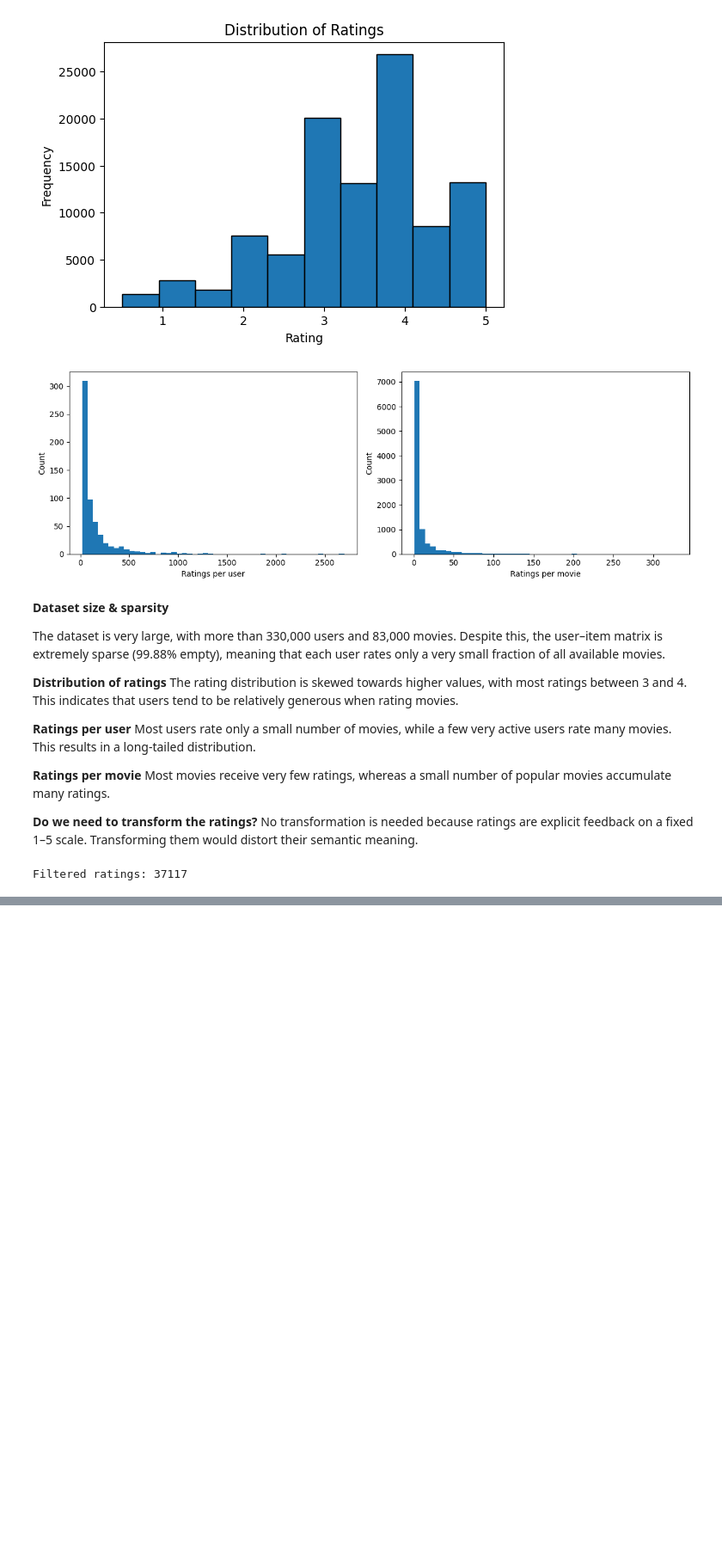
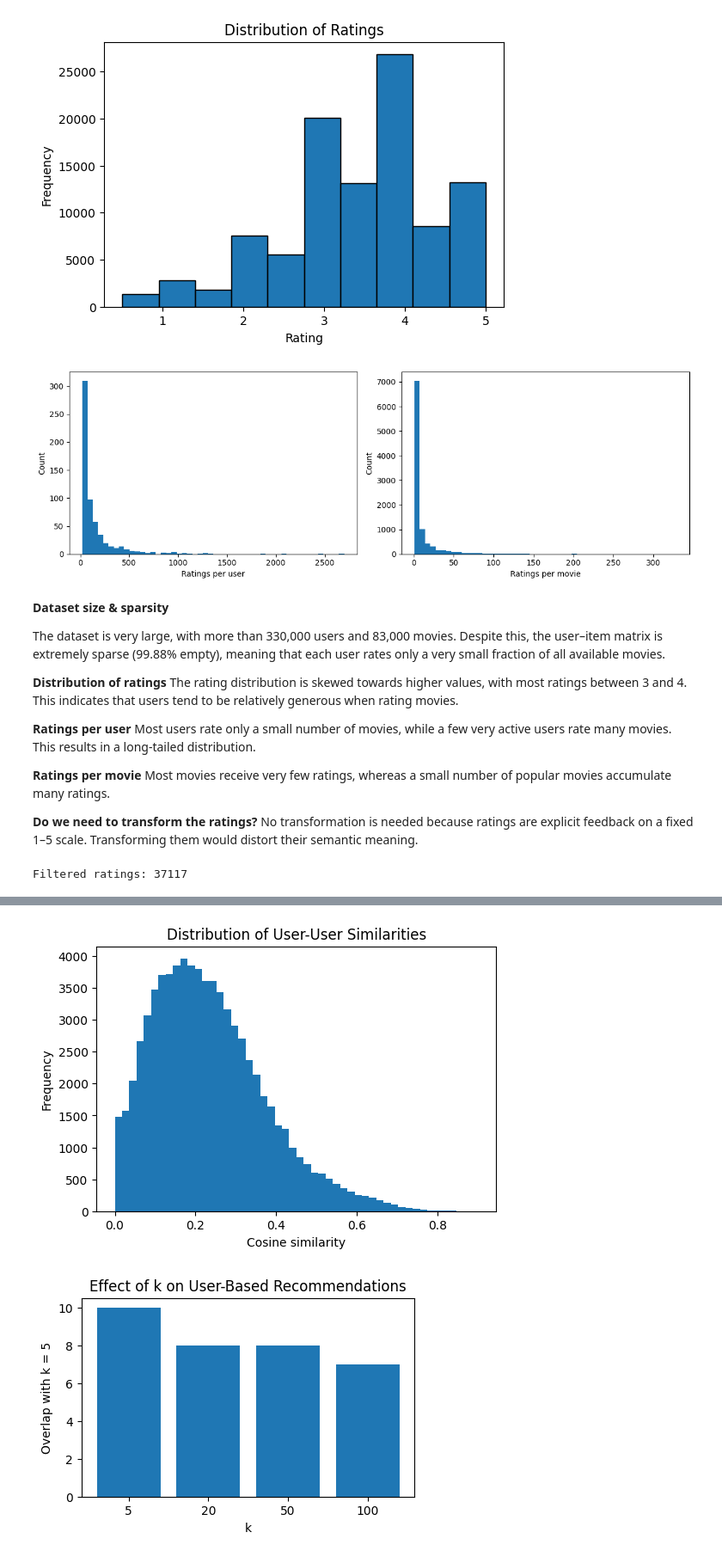
Before and after one commit to NISHARIZE/Assignment_Unsupervised2-1, a Jupyter notebook: Assignment.ipynb, the cells around one changed output, grey strips where cells are left out. Shown at 86% size. Drawn from its saved outputs; the diff is of its cells as text; code cells hidden in the pictures; blank space fills up the shorter version.

```diff
--- a/Assignment.ipynb
+++ b/Assignment.ipynb
@@ -139,14 +139,18 @@ print(f"Filtered ratings: {len(ratings_filtered)}")
 Filtered ratings: 37117
 # %%
 # =========================================================
-# 4. Collaborative Filtering (corrected version)
+# 4. Collaborative Filtering
 # =========================================================
 
 import numpy as np
+import matplotlib.pyplot as plt
 from sklearn.metrics.pairwise import cosine_similarity
 from scipy.sparse import csr_matrix
 
-# --- Build user-item matrix (after filtering) ---
+# ---------------------------------------------------------
+# Build user-item matrix (after filtering)
+# ---------------------------------------------------------
+
 user_ids = ratings_filtered['userId'].astype("category").cat.codes
 movie_ids = ratings_filtered['movieId'].astype("category").cat.codes
 
@@ -158,11 +162,10 @@ R = csr_matrix(
 movie_index = dict(enumerate(ratings_filtered['movieId'].astype("category").cat.categories))
 index_movie = {v: k for k, v in movie_index.items()}
 
-# =========================================================
-# Choose anchor movies (popular & present after filtering)
-# =========================================================
+# ---------------------------------------------------------
+# 4.1 Anchor movies (popular & present after filtering)
+# ---------------------------------------------------------
 
-# Select 3 popular movies that are guaranteed to exist
 top_movies = (
     ratings_filtered
     .groupby('movieId')
@@ -176,9 +179,9 @@ top_movies = (
 anchor_movies = top_movies[:3]
 print("Anchor movies (movieId):", anchor_movies)
 
-# =========================================================
+# ---------------------------------------------------------
 # 4.2 Item-Based Collaborative Filtering
-# =========================================================
+# ---------------------------------------------------------
 
 item_similarity = cosine_similarity(R.T)
 np.fill_diagonal(item_similarity, 0)
@@ -196,19 +199,17 @@ item_based_results = {
 
 print("\nItem-based recommendations:")
 for m, recs in item_based_results.items():
-    print(f"\nMovie {m} → similar movies: {recs}")
+    print(f"Movie {m} → similar movies: {recs}")
 
-# =========================================================
+# ---------------------------------------------------------
 # 4.3 User-Based Collaborative Filtering
-# =========================================================
+# ---------------------------------------------------------
 
 user_similarity = cosine_similarity(R)
 np.fill_diagonal(user_similarity, 0)
 
-# Create fake user profile
+# Fake user profile
 fake_user = np.zeros(R.shape[1])
-
-# Rate the anchor movies
 for movie_id in anchor_movies:
     fake_user[index_movie[movie_id]] = 5
 
@@ -216,8 +217,7 @@ def recommend_user_based(fake_user, k=20, n_rec=10):
     sims = cosine_similarity(fake_user.reshape(1, -1), R)[0]
     neighbors = np.argsort(sims)[-k:]
     scores = R[neighbors].mean(axis=0).A1
-    recommended = np.argsort(scores)[-n_rec:][::-1]
-    return recommended
+    return np.argsort(scores)[-n_rec:][::-1]
 
 user_based_recs_idx = recommend_user_based(fake_user, k=20, n_rec=10)
 user_based_recs = [movie_index[i] for i in user_based_recs_idx]
@@ -225,15 +225,49 @@ user_based_recs = [movie_index[i] for i in user_based_recs_idx]
 print("\nUser-based recommendations:")
 print(user_based_recs)
 
-# =========================================================
-# 4.4 Comparison
-# =========================================================
+# ---------------------------------------------------------
+# 4.4 Comparison (overlap)
+# ---------------------------------------------------------
 
 item_set = set(item_based_results[anchor_movies[0]])
 user_set = set(user_based_recs)
+overlap = item_set & user_set
 
-overlap = item_set & user_set
 print(f"\nOverlap between item-based and user-based recommendations: {len(overlap)}")
+
+# ---------------------------------------------------------
+# Visualization 1 — Distribution of user-user similarities
+# (Helps understand similarity structure & choice of k)
+# ---------------------------------------------------------
+
+upper_tri = user_similarity[np.triu_indices(user_similarity.shape[0], k=1)]
+
+plt.figure(figsize=(6,4))
+plt.hist(upper_tri, bins=50)
+plt.xlabel("Cosine similarity")
+plt.ylabel("Frequency")
+plt.title("Distribution of User-User Similarities")
+plt.show()
+
+# ---------------------------------------------------------
+# Visualization 2 — Effect of k on user-based recommendations
+# ---------------------------------------------------------
+
+ks = [5, 20, 50, 100]
+recommendations_k = {}
+
+for k in ks:
+    recs_idx = recommend_user_based(fake_user, k=k, n_rec=10)
+    recommendations_k[k] = set(recs_idx)
+
+overlaps = [len(recommendations_k[5] & recommendations_k[k]) for k in ks]
+
+plt.figure(figsize=(5,3))
+plt.bar([str(k) for k in ks], overlaps)
+plt.xlabel("k")
+plt.ylabel("Overlap with k = 5")
+plt.title("Effect of k on User-Based Recommendations")
+plt.show()
 # %% [output]
 Anchor movies (movieId): [356, 296, 318]
 
@@ -246,6 +277,8 @@ Movie 296 → similar movies: [593, 318, 356, 47, 50, 2959, 608, 2571, 2858, 121
 Movie 318 → similar movies: [356, 296, 593, 527, 50, 2959, 2571, 110, 47, 150]
 
 User-based recommendations:
 [318, 296, 356, 150, 110, 480, 457, 593, 50, 527]
 
 Overlap between item-based and user-based recommendations: 6
+[figure, added]
+[figure, added]
```
Also changed, not shown: parts of 3 cells of this notebook.
